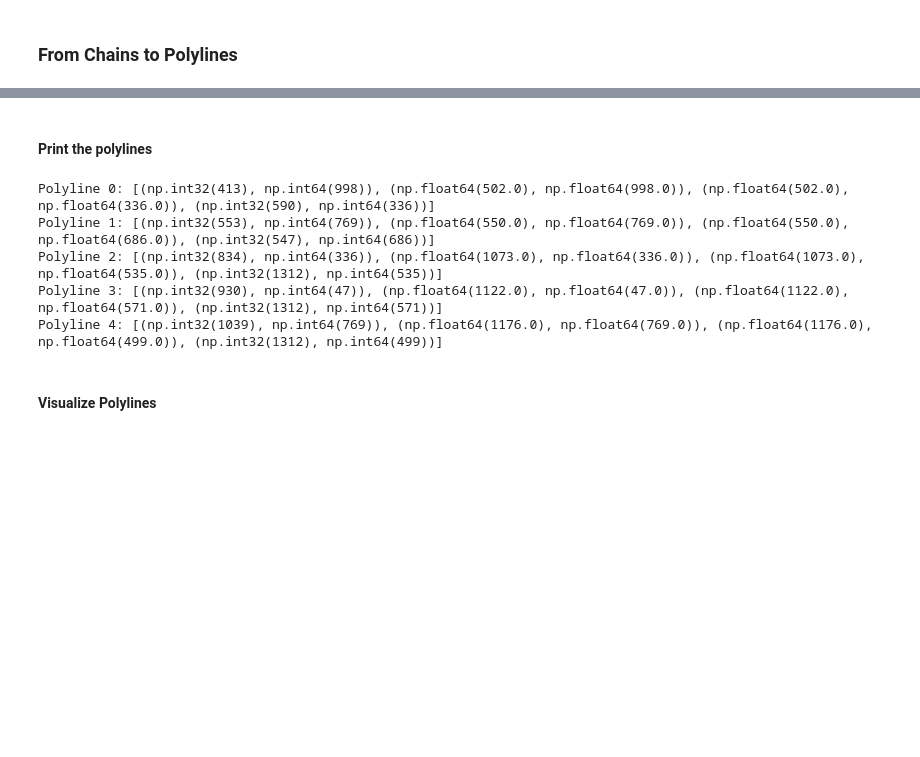
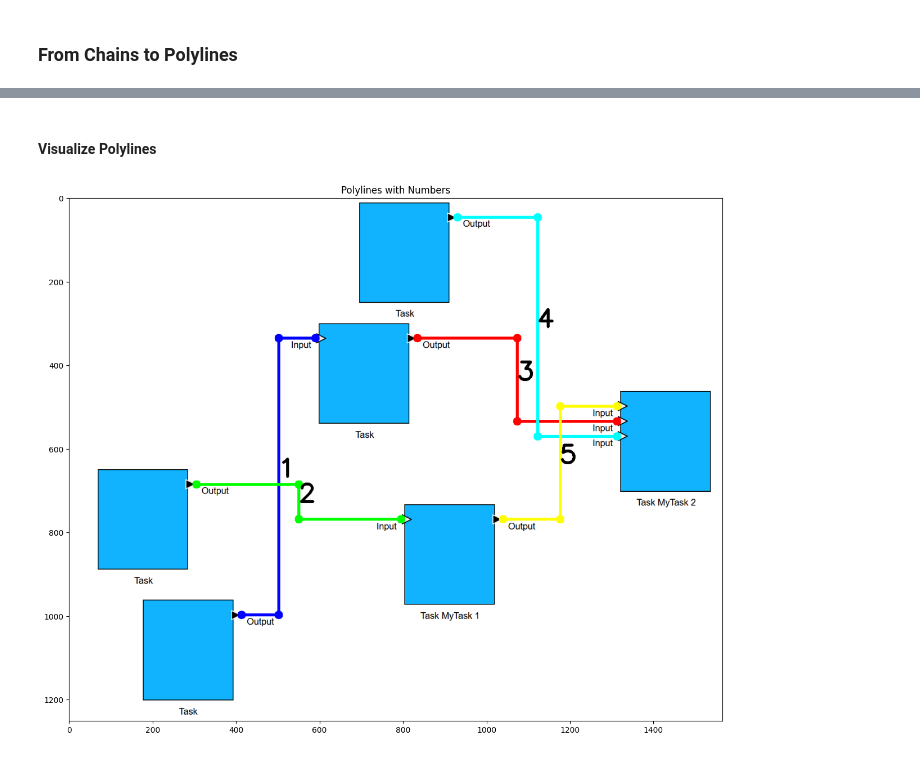
Before and after one commit to franzbanz/computervision, a Jupyter notebook: intersection_detection.ipynb, the cells around one changed output, grey strips where cells are left out. Cells and saved outputs as stored; diff of their text form; code cells hidden in the pictures; blank space fills up the shorter version.

```diff
--- a/intersection_detection.ipynb
+++ b/intersection_detection.ipynb
@@ -877,31 +645,44 @@ intersect_y: 499.0 = 501 + -0.007518796992481203 * (767 - 501)
-# %% [markdown]
-#### Print the polylines
-# %%
-# Printing the constructed polylines
-for i, polyline in enumerate(polylines):
-    print(f"Polyline {i}: {polyline}")
-# %% [output]
-Polyline 0: [(np.int32(413), np.int64(998)), (np.float64(502.0), np.float64(998.0)), (np.float64(502.0), np.float64(336.0)), (np.int32(590), np.int64(336))]
-Polyline 1: [(np.int32(553), np.int64(769)), (np.float64(550.0), np.float64(769.0)), (np.float64(550.0), np.float64(686.0)), (np.int32(547), np.int64(686))]
-Polyline 2: [(np.int32(834), np.int64(336)), (np.float64(1073.0), np.float64(336.0)), (np.float64(1073.0), np.float64(535.0)), (np.int32(1312), np.int64(535))]
-Polyline 3: [(np.int32(930), np.int64(47)), (np.float64(1122.0), np.float64(47.0)), (np.float64(1122.0), np.float64(571.0)), (np.int32(1312), np.int64(571))]
-Polyline 4: [(np.int32(1039), np.int64(769)), (np.float64(1176.0), np.float64(769.0)), (np.float64(1176.0), np.float64(499.0)), (np.int32(1312), np.int64(499))]
 # %% [markdown]
 #### Visualize Polylines
 # %%
+# Filter out None values and convert to integer tuples
+filtered_polylines = []
+for polyline in polylines:
+    filtered_polyline = [point for point in polyline if point is not None]
+    filtered_polylines.append(filtered_polyline)
+
 # Convert the polylines to the format expected by OpenCV
-opencv_polylines = [np.array(polyline, dtype=np.int32).reshape((-1, 1, 2)) for polyline in polylines]
+opencv_polylines = [np.array(polyline, dtype=np.int32).reshape((-1, 1, 2)) for polyline in filtered_polylines]
+
+# Define colors for the polylines
+colors = [(255, 0, 0), (0, 255, 0), (0, 0, 255), (255, 255, 0), (0, 255, 255)]
 
 # Draw the polylines
 polyline_img = target_img.copy()
 for i, polyline in enumerate(opencv_polylines):
-    color = colors[i % len(colors)] # take colors from above
+    color = colors[i % len(colors)]
     cv2.polylines(polyline_img, [polyline], isClosed=False, color=color, thickness=6)
     for point in polyline:
         cv2.circle(polyline_img, tuple(point.squeeze()), 10, color, -1)
+        # Draw the lines on the target_img.copy()
+        target_img_with_polylines = target_img.copy()
+        for i, polyline in enumerate(opencv_polylines):
+            color = colors[i % len(colors)]
+            cv2.polylines(target_img_with_polylines, [polyline], isClosed=False, color=color, thickness=6)
+            for point in polyline:
+                cv2.circle(target_img_with_polylines, tuple(point.squeeze()), 10, color, -1)
 
-# Plot the polylines
+# Print the number of each polyline on the image
+for i, polyline in enumerate(opencv_polylines):
+    # Calculate the center of the polyline for placing the text
+    center_x = int(np.mean(polyline[:, 0, 0]))
+    center_y = int(np.mean(polyline[:, 0, 1]))
+    cv2.putText(target_img_with_polylines, str(i + 1), (center_x, center_y), cv2.FONT_HERSHEY_SIMPLEX, 2, (0, 0, 0), 5)
+
+# Plot the polylines with numbers
 fig, ax = plt.subplots(1, 1, figsize=(15, 15))
-ax.imshow(cv2.cvtColor(polyline_img, cv2.COLOR_BGR2RGB))
-plt.title('Polylines')
+ax.imshow(cv2.cvtColor(target_img_with_polylines, cv2.COLOR_BGR2RGB))
+plt.title('Polylines with Numbers')
 plt.show()
+# %% [output]
+[figure, added]
```
Also changed, not shown: parts of 31 cells of this notebook.
